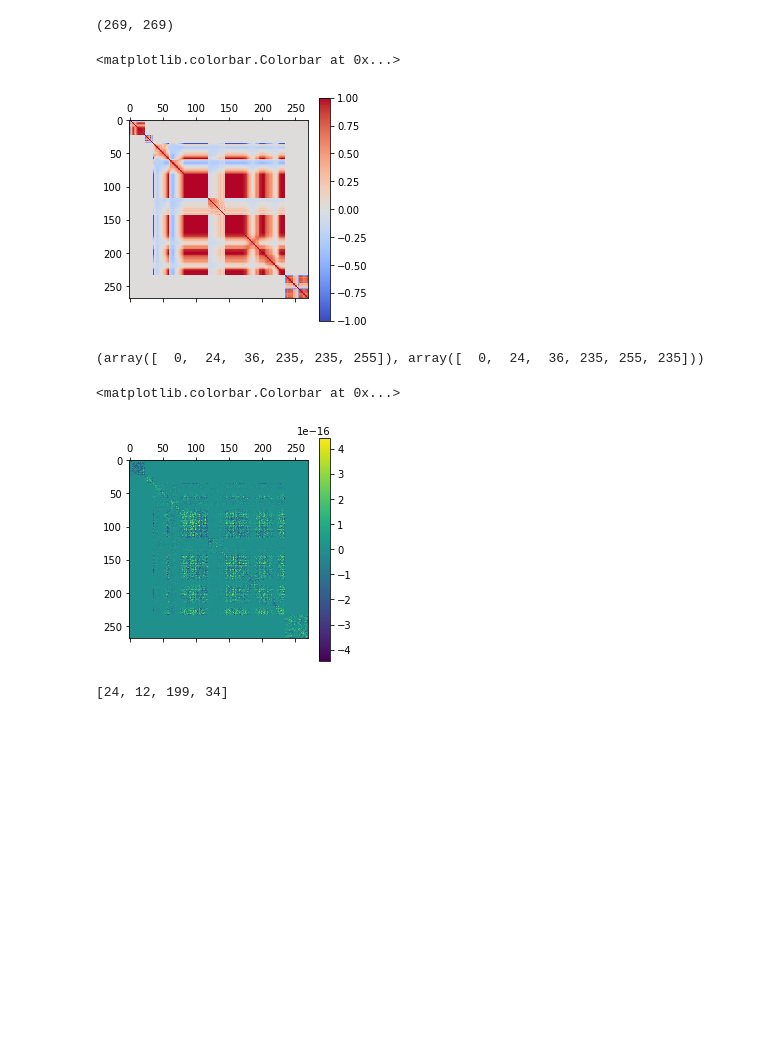
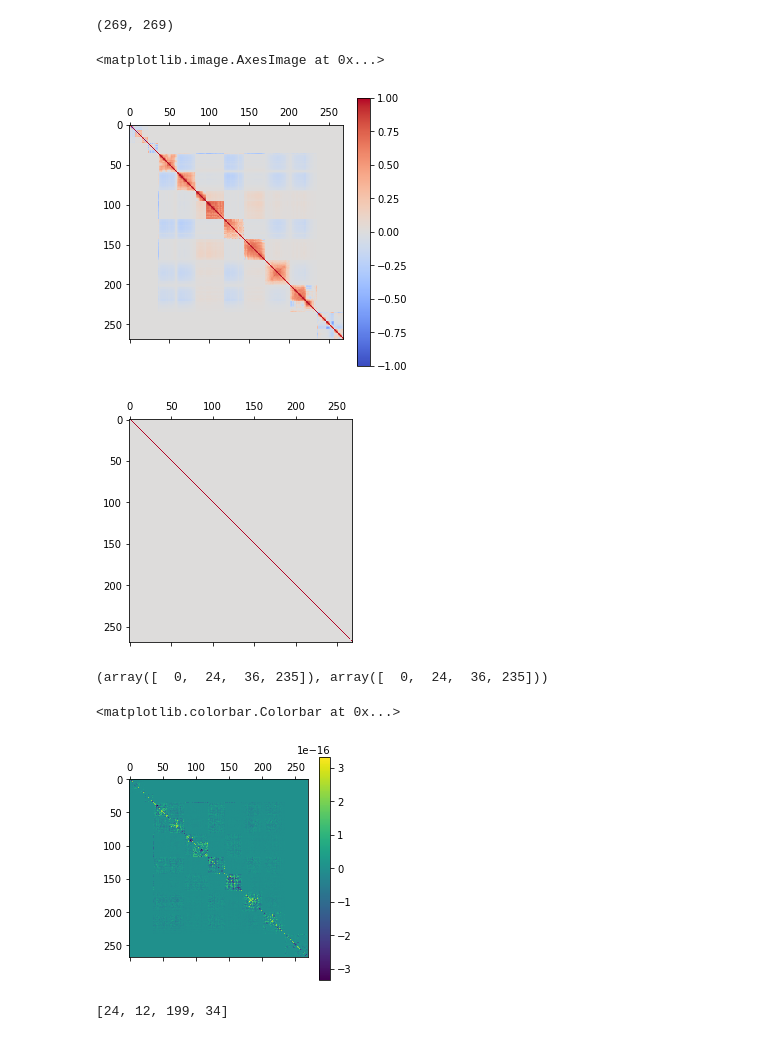
Before and after one commit to ast0815/covfit, a Jupyter notebook: genie-tune.ipynb, the cells around one changed output. Saved outputs shown, nothing was run; the diff lists cells and outputs as text; code cells hidden in the pictures; blank space fills up the shorter version.

Commit message:
Partially fixed GENIE tune.

```diff
--- a/genie-tune.ipynb
+++ b/genie-tune.ipynb
@@ -50,7 +50,7 @@ param_names = [
 # %%
 param_used = [s != "?" for s in param_names]
 # %%
-data_file = up.open("genie-tune/data_ppp.root")
+data_file = up.open("genie-tune/data_no_syst_ppp_postfix.root")
 # %%
 data_file.items()
 # %% [output]
@@ -59,8 +59,8 @@ data_file.items()
  ('h_global_cov;1', <TH2D (version 4) at 0x...>),
  ('h_global_cor;1', <TH2D (version 4) at 0x...>)]
 # %%
-data_cov = data_file["h_global_cov"].values()
-data_cor = data_file["h_global_cor"].values()
+data_cov = data_file["h_global_cov"].values()[:269,:][:,:269]
+data_cor = data_file["h_global_cor"].values()[:269,:][:,:269]
 data_cov = (data_cov + data_cov.T) / 2
 data_cor = (data_cor + data_cor.T) / 2
 data_cor.shape
@@ -69,13 +69,15 @@ data_cor.shape
 # %%
 plt.matshow(data_cor, norm=colors.CenteredNorm(), cmap="coolwarm")
 plt.colorbar()
+plt.matshow(data_cor > 0.999, norm=colors.CenteredNorm(), cmap="coolwarm")
 # %% [output]
-<matplotlib.colorbar.Colorbar at 0x...>
+<matplotlib.image.AxesImage at 0x...>
-[figure, old version]
+[figure, new version]
+[figure, added]
 # %%
 np.where(data_cov> 5e-2)
 # %% [output]
-(array([  0,  24,  36, 235, 235, 255]), array([  0,  24,  36, 235, 255, 235]))
+(array([  0,  24,  36, 235]), array([  0,  24,  36, 235]))
 # %%
 def cov_to_cor(cov):
     sigma = np.sqrt(np.diag(cov))
@@ -85,7 +87,7 @@ plt.matshow(cov_to_cor(data_cov) - data_cor)
 plt.colorbar()
 # %% [output]
 <matplotlib.colorbar.Colorbar at 0x...>
-[figure, old version]
+[figure, new version]
 # %%
 blocks = []
 cor = data_cor
```
Also changed, not shown: parts of 50 cells of this notebook, 1 other file.
